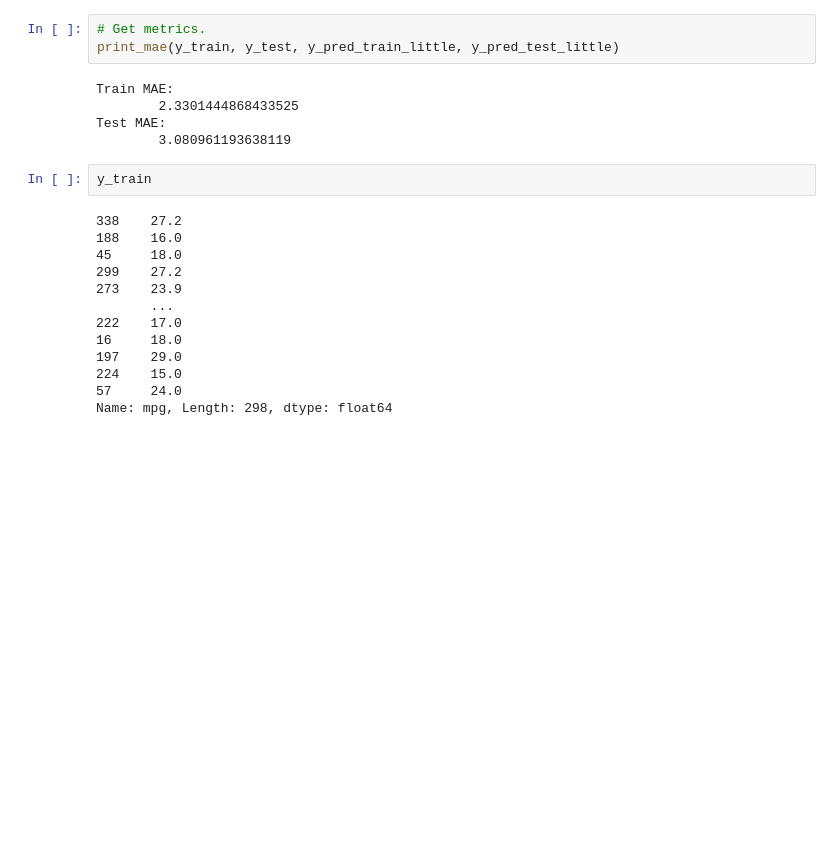
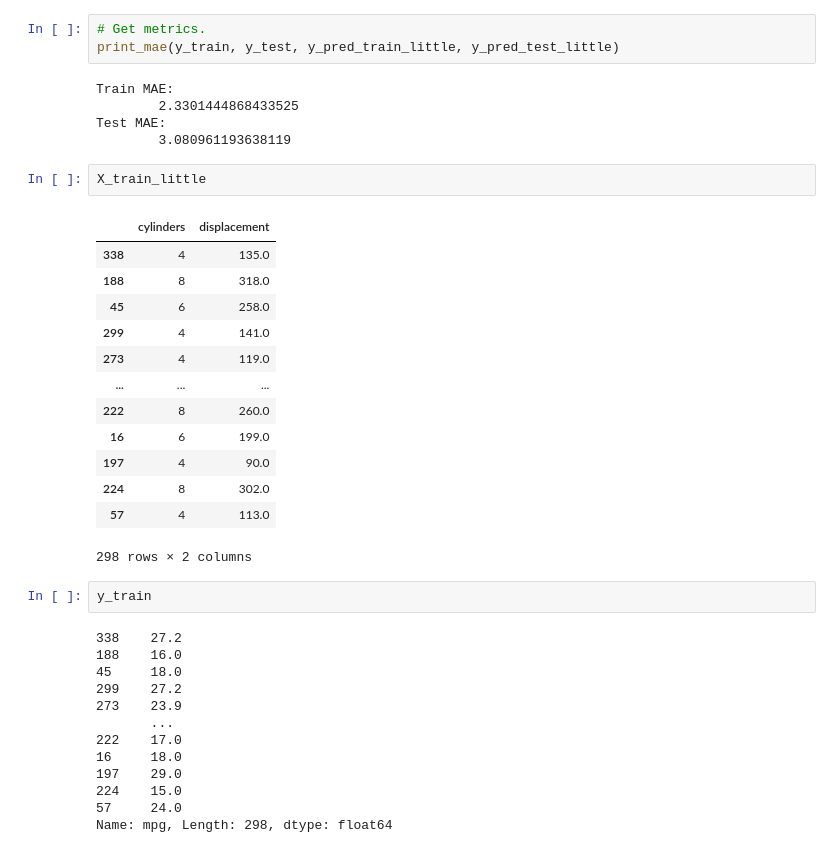
Before and after one commit to cwf231/StudyGroups, a Jupyter notebook: StudyGroupNotes/Phase_3/3.32_building_a_machine_learning_pipeline.ipynb, the cells around one changed output. Drawn from its saved outputs; the diff is of its cells as text; blank space fills up the shorter version.

```diff
--- a/StudyGroupNotes/Phase_3/3.32_building_a_machine_learning_pipeline.ipynb
+++ b/StudyGroupNotes/Phase_3/3.32_building_a_machine_learning_pipeline.ipynb
@@ -118,6 +120,22 @@ Train MAE:
         2.3301444868433525
 Test MAE:
         3.080961193638119
+# %%
+X_train_little
+# %% [output]
+|  | cylinders | displacement |
+| 338 | 4 | 135.0 |
+| 188 | 8 | 318.0 |
+| 45 | 6 | 258.0 |
+| 299 | 4 | 141.0 |
+| 273 | 4 | 119.0 |
+| ... | ... | ... |
+| 222 | 8 | 260.0 |
+| 16 | 6 | 199.0 |
+| 197 | 4 | 90.0 |
+| 224 | 8 | 302.0 |
+| 57 | 4 | 113.0 |
+298 rows × 2 columns
 # %%
 y_train
 # %% [output]
```
Also changed, not shown: parts of 11 cells of this notebook.
